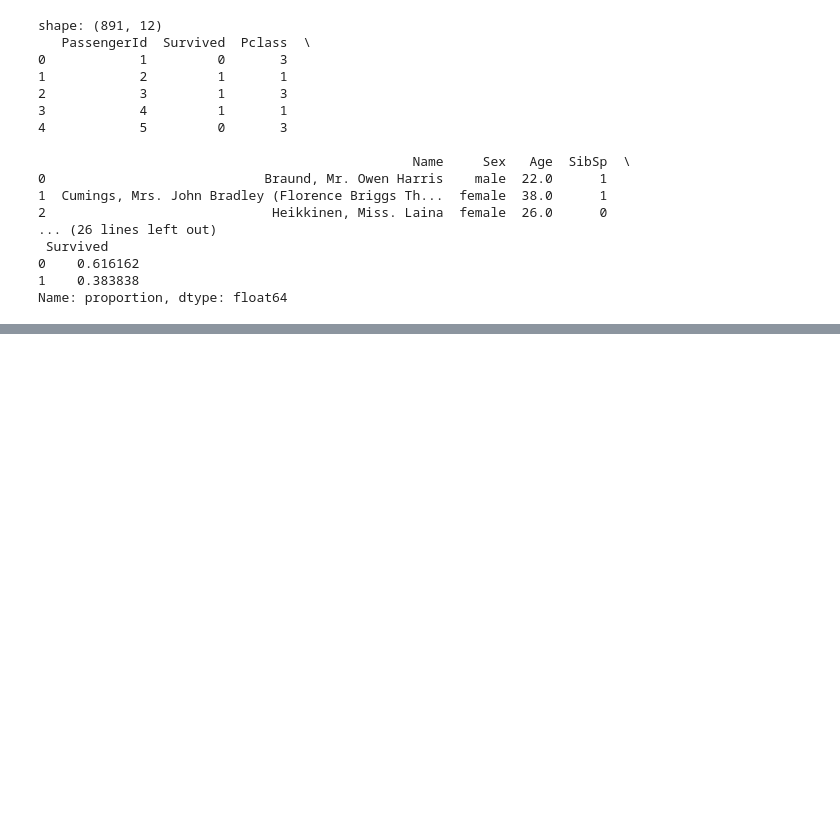
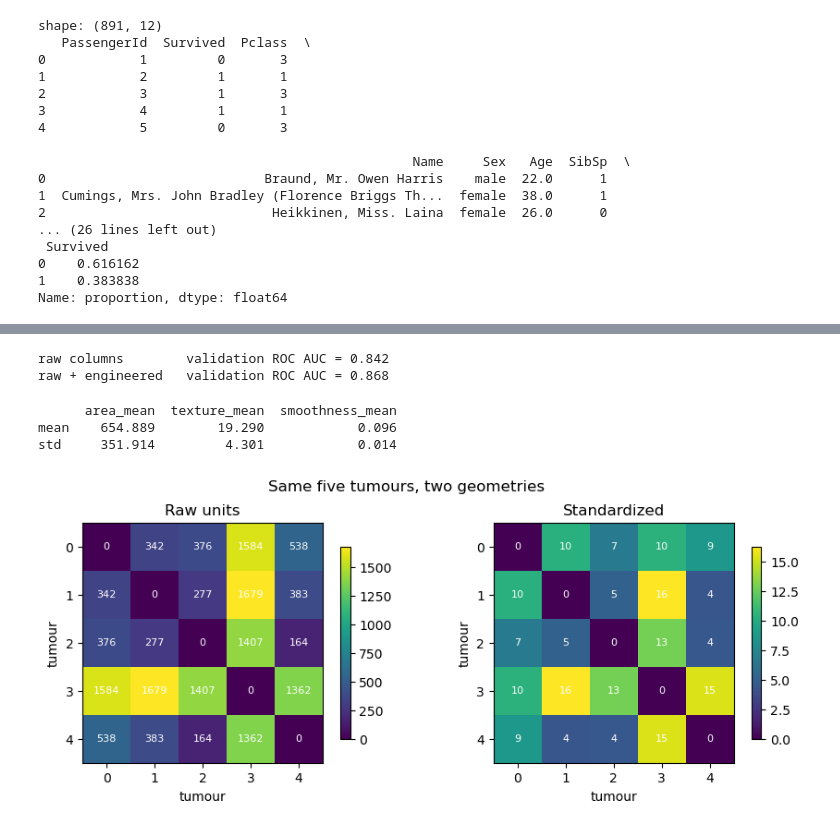
Before and after one commit to waihauuuuu/MACHINE-LEARNING, a Jupyter notebook: all_experiments/ML-lab01.ipynb, the cells around one changed output, grey strips where cells are left out. Drawn from its saved outputs; the diff is of its cells as text; code cells hidden in the pictures; blank space fills up the shorter version.

```diff
--- a/all_experiments/ML-lab01.ipynb
+++ b/all_experiments/ML-lab01.ipynb
@@ -56,0 +147,44 @@ Name: proportion, dtype: float64
+# %%
+def make_preprocess(num_cols, cat_cols):
+    return ColumnTransformer([
+        ("num", Pipeline([
+            ("impute", SimpleImputer(strategy="median")),
+            ("scale", StandardScaler()),
+        ]), num_cols),
+        ("cat", Pipeline([
+            ("impute", SimpleImputer(strategy="most_frequent")),
+            ("onehot", OneHotEncoder(handle_unknown="ignore")),
+        ]), cat_cols),
+    ])
+
+
+# Create new engineered features
+df["FarePerFamilyMember"] = df["Fare"] / df["FamilySize"]
+df["CabinInitial"] = df["Cabin"].fillna("U").str[0]
+y = df["Survived"]
+feature_sets = {
+    "raw columns": (
+        ["Age", "SibSp", "Parch", "Fare"],
+        ["Pclass", "Sex", "Embarked"]
+    ),
+    "raw + engineered": (
+        ["Age", "SibSp", "Parch", "LogFare", "FamilySize", "IsAlone",
+         "FarePerFamilyMember"],
+        ["Pclass", "Sex", "Embarked", "Title", "CabinInitial"]
+    ),
+}
+
+for name, (num_cols, cat_cols) in feature_sets.items():
+    X = df[num_cols + cat_cols]
+    X_train, X_valid, y_train, y_valid = train_test_split(
+        X, y, test_size=0.25, random_state=42, stratify=y
+    )
+    model = Pipeline([
+        ("preprocess", make_preprocess(num_cols, cat_cols)),
+        ("model", LogisticRegression(max_iter=2000)),
+    ]).fit(X_train, y_train)
+    auc = roc_auc_score(y_valid, model.predict_proba(X_valid)[:, 1])
+    print(f"{name:18s} validation ROC AUC = {auc:.3f}")
+# %% [output]
+raw columns        validation ROC AUC = 0.842
+raw + engineered   validation ROC AUC = 0.868
@@ -56,0 +193,30 @@ Name: proportion, dtype: float64
+# %%
+cancer = pd.read_csv(DATA / "breast_cancer_dataset.csv")
+feature_cols = [c for c in cancer.columns if c not in {"id", "diagnosis", "Unnamed: 32"}]
+X_cancer = cancer[feature_cols]
+three = ["area_mean", "texture_mean", "smoothness_mean"]
+print(X_cancer[three].describe().loc[["mean", "std"]].round(3))
+# %% [output]
+      area_mean  texture_mean  smoothness_mean
+mean    654.889        19.290            0.096
+std     351.914         4.301            0.014
+# %%
+raw = pairwise_distances(X_cancer.iloc[:5], metric="euclidean")
+X_scaled = StandardScaler().fit_transform(X_cancer)
+scaled = pairwise_distances(X_scaled[:5], metric="euclidean")
+
+fig, axes = plt.subplots(1, 2, figsize=(9, 3.6))
+for ax, matrix, title in [(axes[0], raw, "Raw units"), (axes[1], scaled, "Standardized")]:
+    im = ax.imshow(matrix, cmap="viridis")
+    ax.set_title(title)
+    ax.set_xlabel("tumour")
+    ax.set_ylabel("tumour")
+    for i in range(5):
+        for j in range(5):
+            ax.text(j, i, f"{matrix[i, j]:.0f}", ha="center", va="center", color="white", fontsize=8)
+    fig.colorbar(im, ax=ax, shrink=0.8)
+plt.suptitle("Same five tumours, two geometries")
+plt.tight_layout()
+plt.show()
+# %% [output]
+[figure, added]
```
Also changed, not shown: parts of 12 cells of this notebook.
